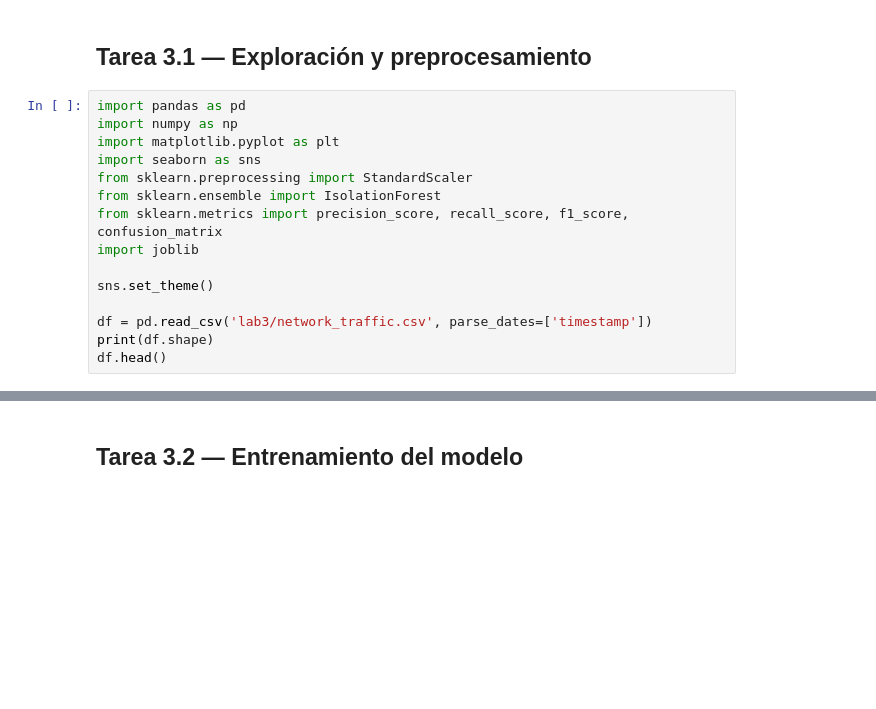
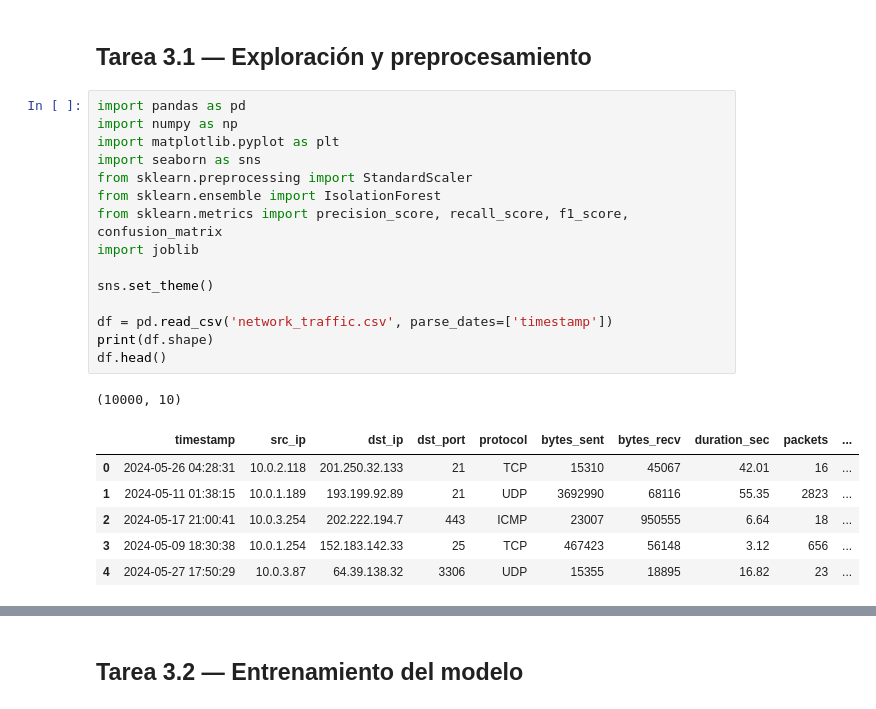
Before and after one commit to TheReeds/examen-practico, a Jupyter notebook: lab3/deteccion_anomalias.ipynb, the cells around one changed output, grey strips where cells are left out. Drawn from its saved outputs; the diff is of its cells as text; blank space fills up the shorter version.

```diff
--- a/lab3/deteccion_anomalias.ipynb
+++ b/lab3/deteccion_anomalias.ipynb
@@ -8,17 +8,25 @@ Dataset: `lab3/network_traffic.csv` (10 000 registros de tráfico de red, 30 dí
 # %%
 import pandas as pd
 import numpy as np
 import matplotlib.pyplot as plt
 import seaborn as sns
 from sklearn.preprocessing import StandardScaler
 from sklearn.ensemble import IsolationForest
 from sklearn.metrics import precision_score, recall_score, f1_score, confusion_matrix
 import joblib
 
 sns.set_theme()
 
-df = pd.read_csv('lab3/network_traffic.csv', parse_dates=['timestamp'])
+df = pd.read_csv('network_traffic.csv', parse_dates=['timestamp'])
 print(df.shape)
 df.head()
+# %% [output]
+(10000, 10)
+|  | timestamp | src_ip | dst_ip | dst_port | protocol | bytes_sent | bytes_recv | duration_sec | packets | ... |
+| 0 | 2024-05-26 04:28:31 | 10.0.2.118 | 201.250.32.133 | 21 | TCP | 15310 | 45067 | 42.01 | 16 | ... |
+| 1 | 2024-05-11 01:38:15 | 10.0.1.189 | 193.199.92.89 | 21 | UDP | 3692990 | 68116 | 55.35 | 2823 | ... |
+| 2 | 2024-05-17 21:00:41 | 10.0.3.254 | 202.222.194.7 | 443 | ICMP | 23007 | 950555 | 6.64 | 18 | ... |
+| 3 | 2024-05-09 18:30:38 | 10.0.1.254 | 152.183.142.33 | 25 | TCP | 467423 | 56148 | 3.12 | 656 | ... |
+| 4 | 2024-05-27 17:50:29 | 10.0.3.87 | 64.39.138.32 | 3306 | UDP | 15355 | 18895 | 16.82 | 23 | ... |
 # %%
 df.describe(include='all')
```
Also changed, not shown: parts of 11 cells of this notebook, 7 other files.
